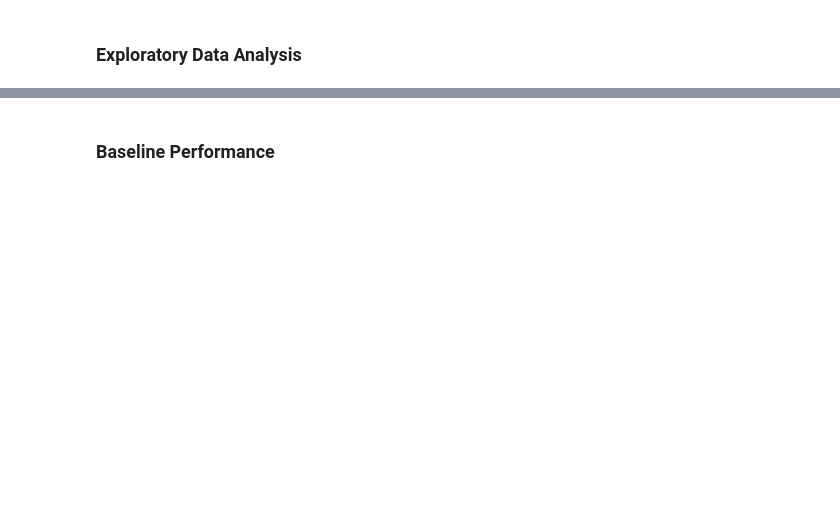
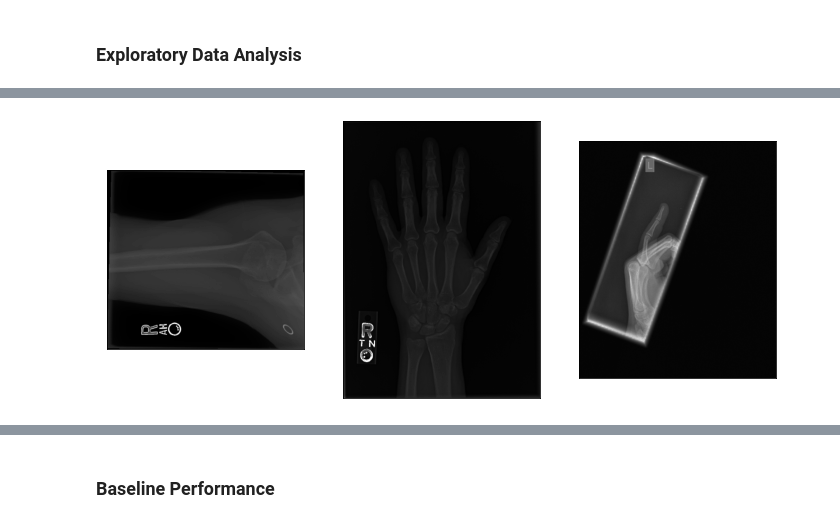
Before and after one commit to ilias-ant/x-ray-abnormality-detection, a Jupyter notebook: CNNs.ipynb, the cells around one changed output, grey strips where cells are left out. Drawn from its saved outputs; the diff is of its cells as text; code cells hidden in the pictures; blank space fills up the shorter version.

```diff
--- a/CNNs.ipynb
+++ b/CNNs.ipynb
@@ -241,0 +353,18 @@ abnormal = train_labeled_studies["label"] == "1"
+# %%
+ax = []
+fig = plt.figure(figsize=(12, 12))
+negative_sample = (
+    ref_trainset[ref_trainset["image_path"].str.contains("negative")]["image_path"]
+    .sample(3, random_state=SEED)
+    .values
+)
+
+for ix, path in enumerate(negative_sample):
+    img = image.imread(path)
+    ax.append(fig.add_subplot(1, 3, ix + 1))
+    plt.xticks([])
+    plt.yticks([])
+    plt.imshow(img, cmap="gray")
+plt.show()
+# %% [output]
+[figure, added]
```
Also changed, not shown: parts of 62 cells of this notebook, 2 other files.
